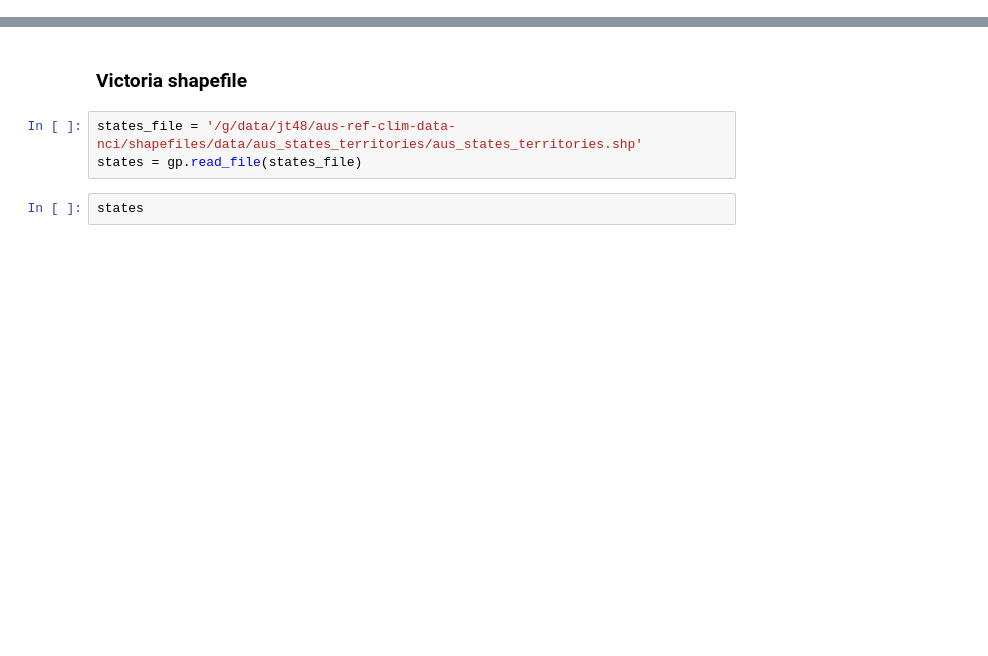
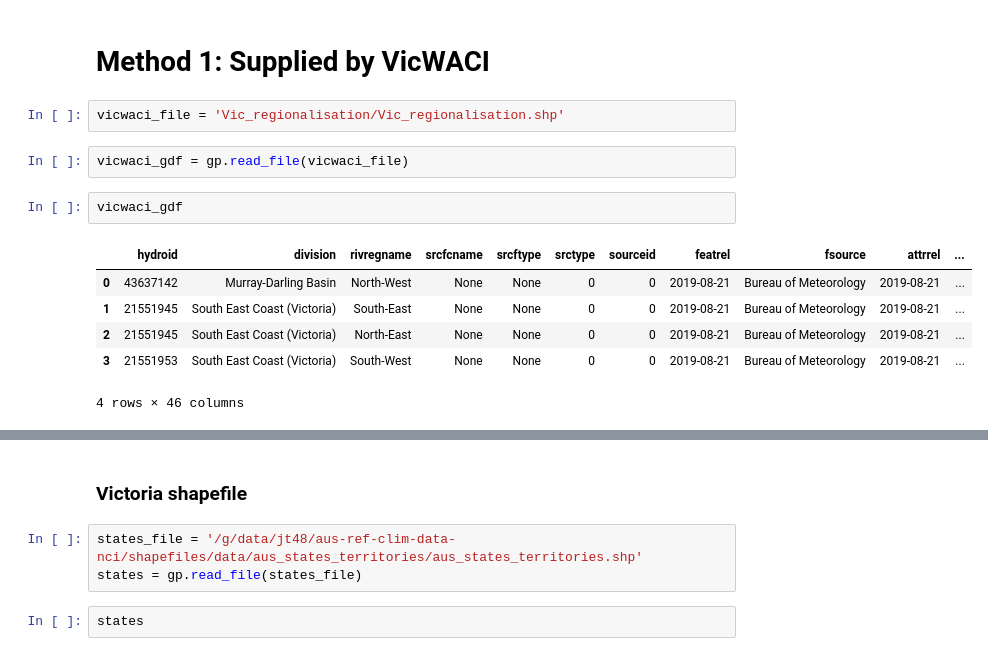
Before and after one commit to DamienIrving/VicWaCI, a Jupyter notebook: prepare_shapefiles.ipynb, the cells around one changed output, grey strips where cells are left out. Drawn from its saved outputs; the diff is of its cells as text; blank space fills up the shorter version.

```diff
--- a/prepare_shapefiles.ipynb
+++ b/prepare_shapefiles.ipynb
@@ -7,0 +6,15 @@ Matplotlib is building the font cache; this may take a moment.
+# %% [markdown]
+# Method 1: Supplied by VicWACI
+# %%
+vicwaci_file = 'Vic_regionalisation/Vic_regionalisation.shp'
+# %%
+vicwaci_gdf = gp.read_file(vicwaci_file)
+# %%
+vicwaci_gdf
+# %% [output]
+|  | hydroid | division | rivregname | srcfcname | srcftype | srctype | sourceid | featrel | fsource | attrrel | ... |
+| 0 | 43637142 | Murray-Darling Basin | North-West | None | None | 0 | 0 | 2019-08-21 | Bureau of Meteorology | 2019-08-21 | ... |
+| 1 | 21551945 | South East Coast (Victoria) | South-East | None | None | 0 | 0 | 2019-08-21 | Bureau of Meteorology | 2019-08-21 | ... |
+| 2 | 21551945 | South East Coast (Victoria) | North-East | None | None | 0 | 0 | 2019-08-21 | Bureau of Meteorology | 2019-08-21 | ... |
+| 3 | 21551953 | South East Coast (Victoria) | South-West | None | None | 0 | 0 | 2019-08-21 | Bureau of Meteorology | 2019-08-21 | ... |
+4 rows × 46 columns
```
Also changed, not shown: parts of 7 cells of this notebook, 1 other file.
